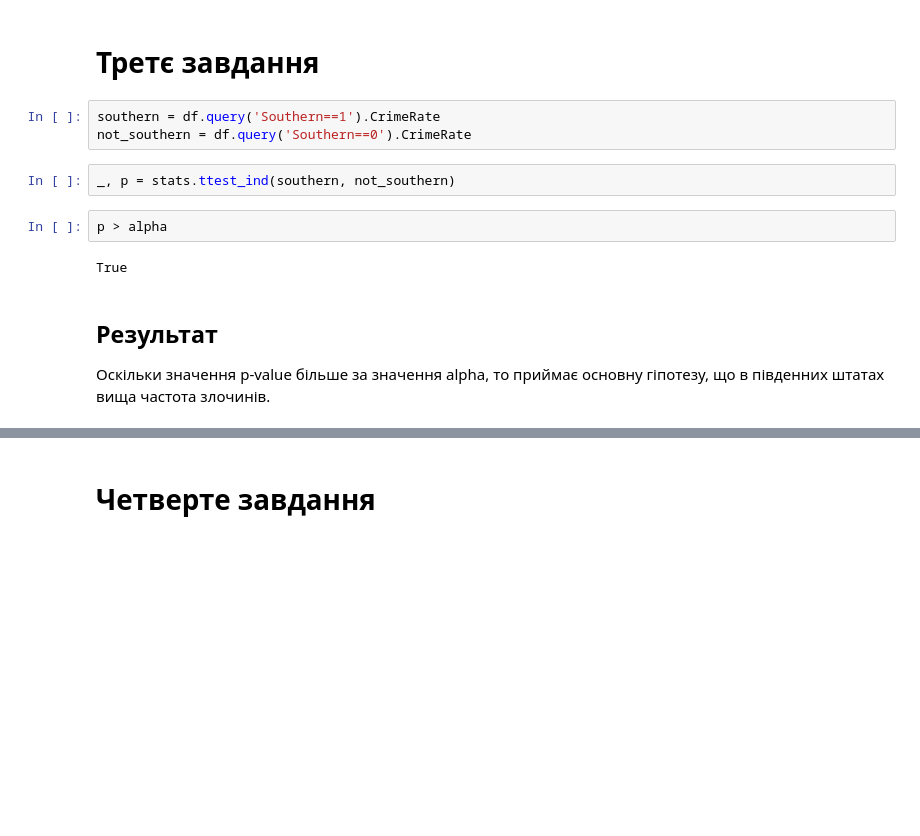
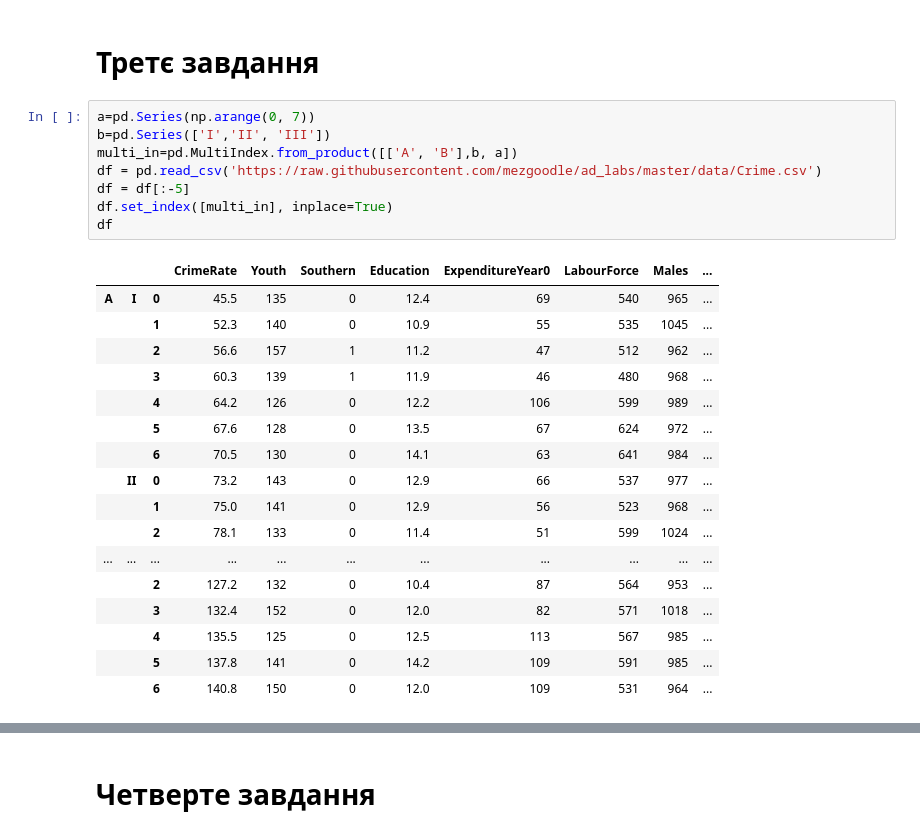
Before and after one commit to mezgoodle/ad_labs, a Jupyter notebook: docs/lab3/lab3.ipynb, the cells around one changed output, grey strips where cells are left out. Drawn from its saved outputs; the diff is of its cells as text; blank space fills up the shorter version.

```diff
--- a/docs/lab3/lab3.ipynb
+++ b/docs/lab3/lab3.ipynb
@@ -109,17 +88,29 @@ df['WageRatio']
 Name: WageRatio, dtype: float64
 # %% [markdown]
 # Третє завдання
-# %%
-southern = df.query('Southern==1').CrimeRate
-not_southern = df.query('Southern==0').CrimeRate
-# %%
-_, p = stats.ttest_ind(southern, not_southern)
-# %%
-p > alpha
-# %% [output]
-True
-# %% [markdown]
-## Результат
-
-Оскільки значення p-value більше за значення alpha, то приймає основну гіпотезу, що в
-південних штатах вища частота злочинів.
+# %%
+a=pd.Series(np.arange(0, 7))
+b=pd.Series(['I','II', 'III'])
+multi_in=pd.MultiIndex.from_product([['A', 'B'],b, a])
+df = pd.read_csv('https://raw.githubusercontent.com/mezgoodle/ad_labs/master/data/Crime.csv')
+df = df[:-5]
+df.set_index([multi_in], inplace=True)
+df
+# %% [output]
+|  |  |  | CrimeRate | Youth | Southern | Education | ExpenditureYear0 | LabourForce | Males | ... |
+| A | I | 0 | 45.5 | 135 | 0 | 12.4 | 69 | 540 | 965 | ... |
+|  |  | 1 | 52.3 | 140 | 0 | 10.9 | 55 | 535 | 1045 | ... |
+|  |  | 2 | 56.6 | 157 | 1 | 11.2 | 47 | 512 | 962 | ... |
+|  |  | 3 | 60.3 | 139 | 1 | 11.9 | 46 | 480 | 968 | ... |
+|  |  | 4 | 64.2 | 126 | 0 | 12.2 | 106 | 599 | 989 | ... |
+|  |  | 5 | 67.6 | 128 | 0 | 13.5 | 67 | 624 | 972 | ... |
+|  |  | 6 | 70.5 | 130 | 0 | 14.1 | 63 | 641 | 984 | ... |
+|  | II | 0 | 73.2 | 143 | 0 | 12.9 | 66 | 537 | 977 | ... |
+|  |  | 1 | 75.0 | 141 | 0 | 12.9 | 56 | 523 | 968 | ... |
+|  |  | 2 | 78.1 | 133 | 0 | 11.4 | 51 | 599 | 1024 | ... |
+| ... | ... | ... | ... | ... | ... | ... | ... | ... | ... | ... |
+|  |  | 2 | 127.2 | 132 | 0 | 10.4 | 87 | 564 | 953 | ... |
+|  |  | 3 | 132.4 | 152 | 0 | 12.0 | 82 | 571 | 1018 | ... |
+|  |  | 4 | 135.5 | 125 | 0 | 12.5 | 113 | 567 | 985 | ... |
+|  |  | 5 | 137.8 | 141 | 0 | 14.2 | 109 | 591 | 985 | ... |
+|  |  | 6 | 140.8 | 150 | 0 | 12.0 | 109 | 531 | 964 | ... |
```
Also changed, not shown: parts of 14 cells of this notebook.
